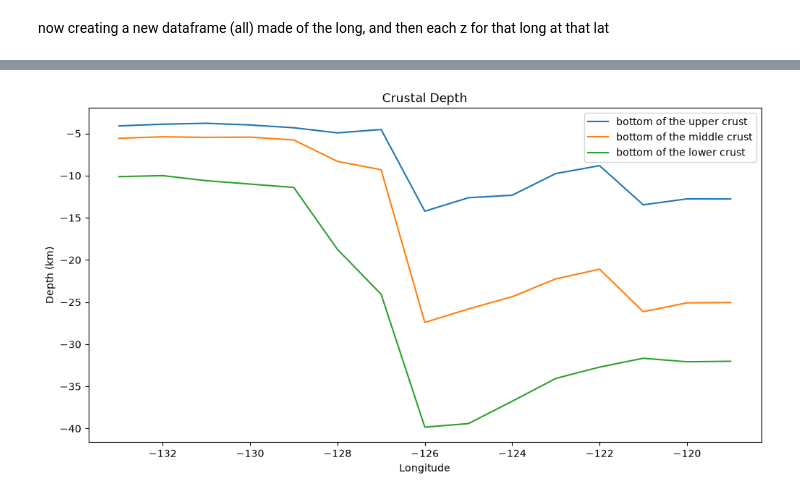
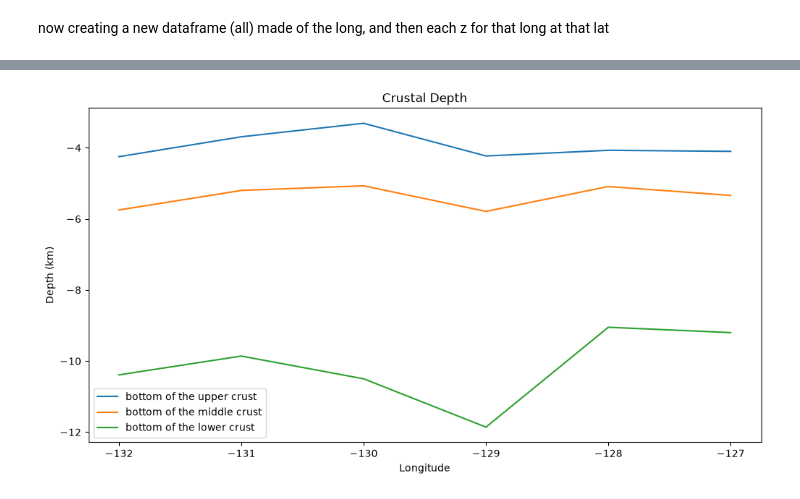
Before and after one commit to sydpas/grav_mag_model, a Jupyter notebook: src/thickness/crust_thickness.ipynb, the cells around one changed output, grey strips where cells are left out. Cells and saved outputs as stored; diff of their text form; code cells hidden in the pictures.

Commit message:
added a control to what parts of long to look at so no subduction

```diff
--- a/src/thickness/crust_thickness.ipynb
+++ b/src/thickness/crust_thickness.ipynb
@@ -82,0 +66,2 @@ for lat in blc.keys():
+# %%
+lat = 47
@@ -82,0 +87,2 @@ for lat in blc.keys():
+# %%
+filt_all = all[lat][all[lat]['long'].between(-132, -127)]
@@ -83,16 +99,14 @@ for lat in blc.keys():
 # %%
-lat = 50
-
 fig, ax = plt.subplots(figsize=(12, 6))
 
-ax.plot(all[lat]['long'], all[lat]['z_up'], label='bottom of the upper crust')
-ax.plot(all[lat]['long'], all[lat]['z_mid'], label='bottom of the middle crust')
-ax.plot(all[lat]['long'], all[lat]['z_low'], label='bottom of the lower crust')
+ax.plot(filt_all['long'], filt_all['z_up'], label='bottom of the upper crust')
+ax.plot(filt_all['long'], filt_all['z_mid'], label='bottom of the middle crust')
+ax.plot(filt_all['long'], filt_all['z_low'], label='bottom of the lower crust')
 
 ax.set_xlabel('Longitude')
 ax.set_ylabel('Depth (km)')
 ax.set_title('Crustal Depth')
 ax.legend()
 plt.show()
 # %% [output]
-[figure, old version]
+[figure, new version]
```
Also changed, not shown: parts of 3 cells of this notebook.
